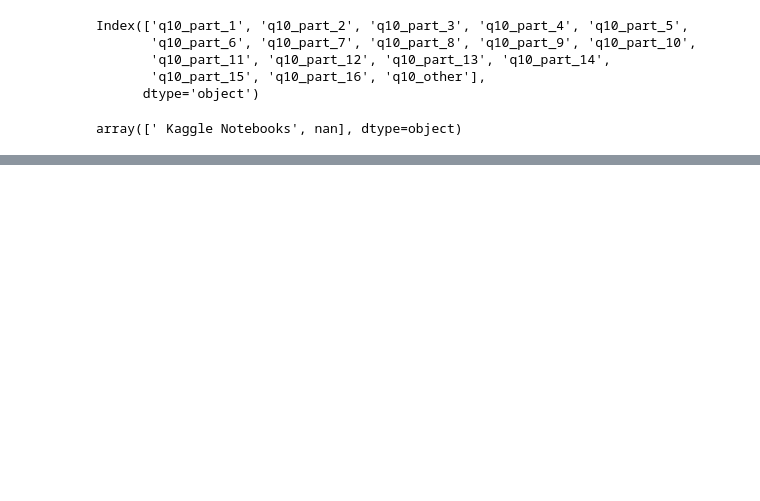
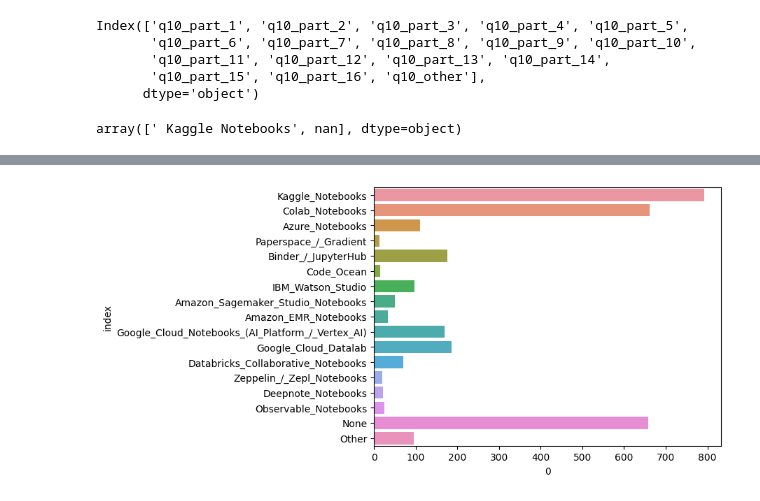
Before and after one commit to MaitaneP/adalab-da-modulo2-proyecto-equipo3, a Jupyter notebook: tratamiento_datos.ipynb, the cells around one changed output, grey strips where cells are left out. Drawn from its saved outputs; the diff is of its cells as text; code cells hidden in the pictures; blank space fills up the shorter version.

```diff
--- a/tratamiento_datos.ipynb
+++ b/tratamiento_datos.ipynb
@@ -246,27 +227,18 @@ df_q10['q10_part_1'].unique()
 # %% [output]
 array([' Kaggle Notebooks', nan], dtype=object)
 # %%
-nomb_col_q10 = []
+# CREAMOS UN DICCIONARIO CON LOS NOMBRES ANTIGUOS Y NUEVOS QUE QUEREMOS EN LAS COLUMNAS DE df_q10
+nomb_col_q10 = {}
 for col in df_q10.columns:
     try:
-        print(f'primer nivel: {df_q10[col].unique()}')
         for i in df_q10[col].unique():
-            print(f'segundo nivel: {df_q10[col].unique()}')
-            print(i)
             i = str(i)
-            print(f'despues del cambio:{i}')
-            print(type(i))
             if i != 'nan':
-                print(f'TERCER nivel: {i}')
                 i = i.strip().replace(' ', '_')
-                print(f'i LISTO PARA AÑADIR: \n{i}')
-                nomb_col_q10 = nomb_col_q10.append(i)
-                #df_q10[col].unique()[i].strip().replace(' ', '_')
+                nomb_col_q10[col] = i
             else:
-                print(i)
                 pass
     except:
-        #df_q10[col].unique()[i].strip().replace(' ', '_')
         print('estoy en el except con la columna {col} , elemento {i}')
-print(f'LISTA NOMBRES COLUMNAS: {nomb_col_q10}')
+print(f'DICCIONARIO NOMBRES COLUMNAS: {nomb_col_q10}')
 # %% [output]
@@ -290,4 +245,0 @@ LISTA NOMBRES COLUMNAS: None
-# %%
-colum_q10 = {col :  df_q10[col].unique()[0].strip().replace(' ', '_') for col in df_q10.columns}
-df_q10.rename(columns = colum_q10, inplace = True)
-df_q10.sample()
@@ -299,0 +246,4 @@ ValueError: min() arg is an empty sequence
+# %%
+# RENOMBRAMOS LAS COLUMNAS DE df_q10
+df_q10.rename(columns = nomb_col_q10, inplace = True)
+df_q10.sample()
@@ -299,0 +269,4 @@ ValueError: min() arg is an empty sequence
+# %%
+# cambiamos los NaN por 0 y el resto por 1
+for col in df_q10.columns:
+    df_q10[col] = df_q10[col].apply(lambda dataframe: np.where(type(dataframe) != float, 1, 0))
@@ -299,0 +309,6 @@ ValueError: min() arg is an empty sequence
+# %%
+plt.figure()
+fig = sns.barplot(x = df_q10.sum().reset_index()[0], y = df_q10.sum().reset_index()['index'])
+plt.show()
+# %% [output]
+[figure, added]
```
Also changed, not shown: parts of 25 cells of this notebook, 1 other file.
